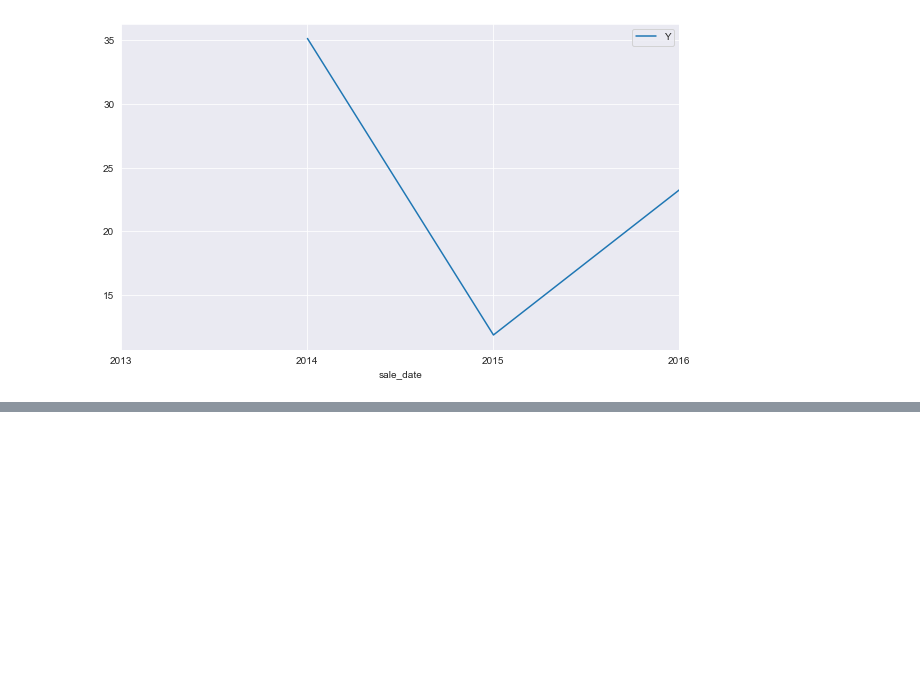
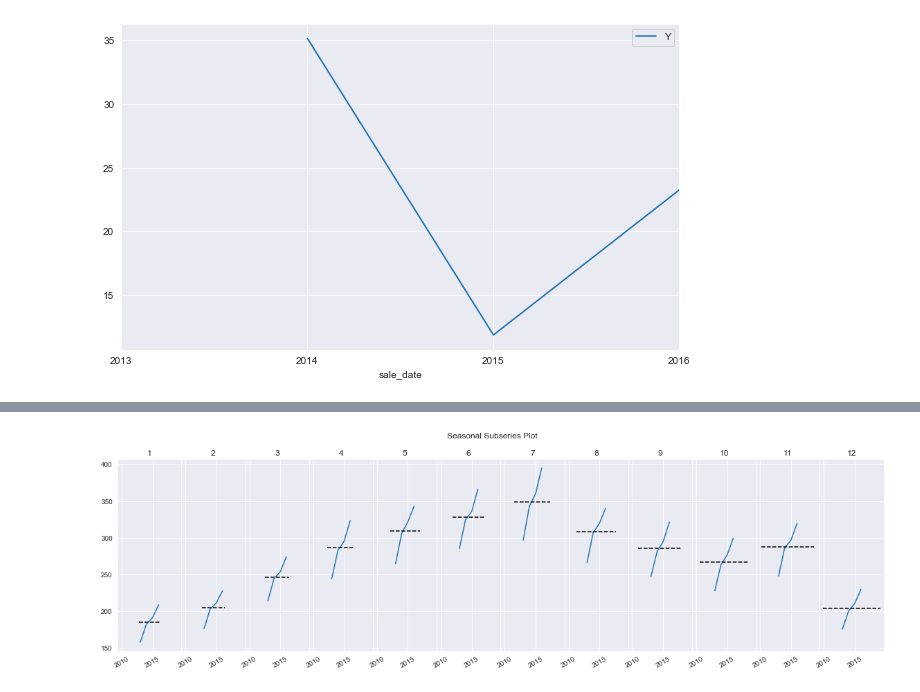
Before and after one commit to rajeshlamichhane04/time-series-exercises, a Jupyter notebook: explore.ipynb, the cells around one changed output, grey strips where cells are left out. Cells and saved outputs as stored; diff of their text form; code cells hidden in the pictures; blank space fills up the shorter version.

```diff
--- a/explore.ipynb
+++ b/explore.ipynb
@@ -124,0 +133,3 @@ for i in different_times:
+# %%
+table = y.groupby([y.index.year, y.index.month]).mean().unstack()
+table
@@ -124,0 +143,16 @@ for i in different_times:
+# %%
+# unpacking my figure and axes elements as I did previously
+fig, axs = plt.subplots(1, 12, sharey=True, sharex=True, figsize=(16, 5))
+
+# for ax, (month, subset)
+for ax, (month, subset) in zip(axs, table.iteritems()):
+    subset.plot(ax=ax, title=month)
+    ax.hlines(subset.mean(), *ax.get_xlim(), color='black', ls='--')
+    ax.set(xlabel='')
+    ax.tick_params('x', rotation=30)
+
+fig.suptitle('Seasonal Subseries Plot') # super-title for the overall figure
+fig.tight_layout()
+fig.subplots_adjust(wspace=0)
+# %% [output]
+[figure, added]
```
Also changed, not shown: parts of 27 cells of this notebook.
